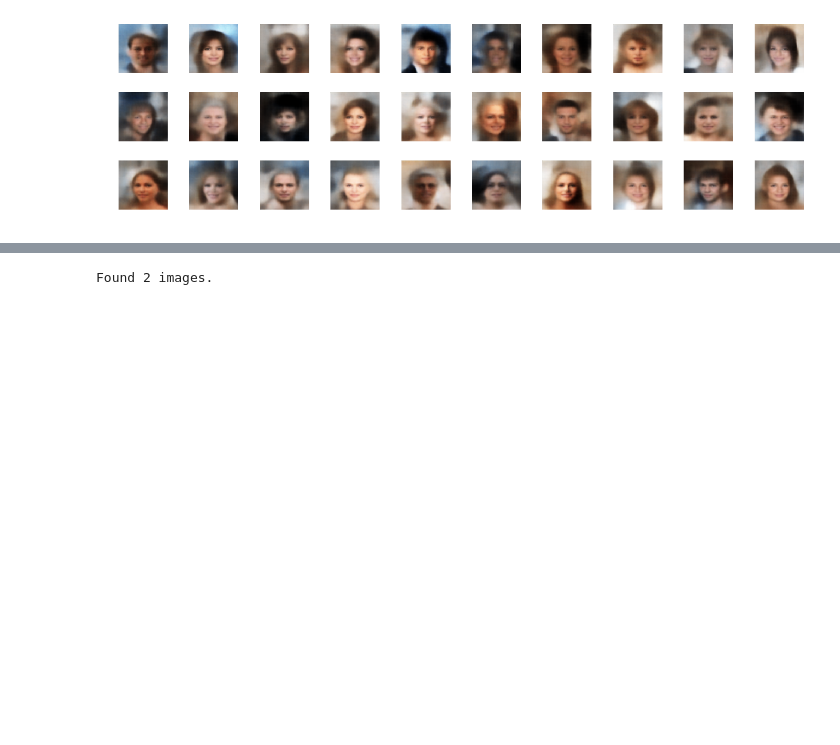
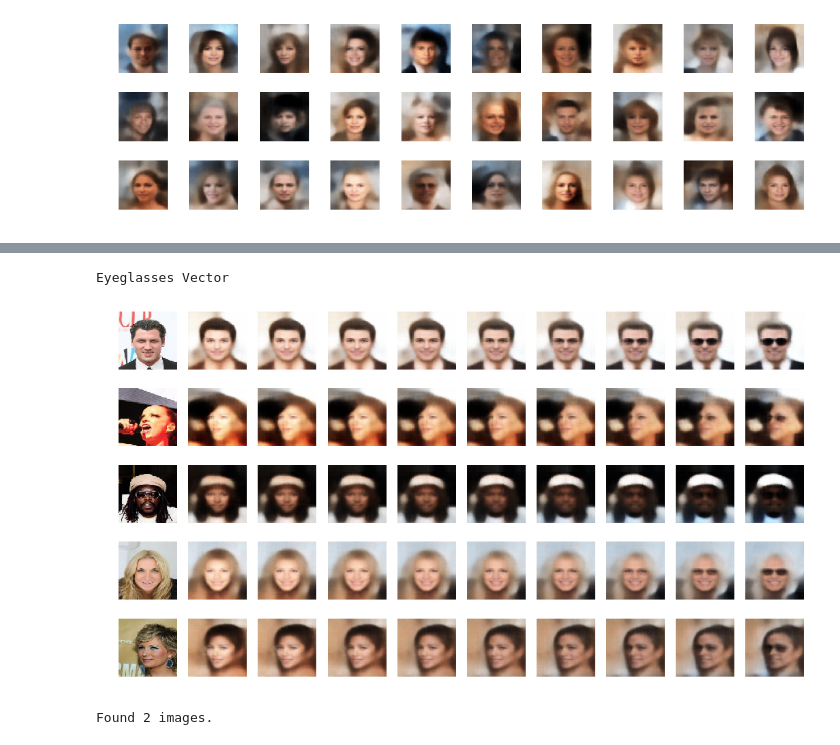
Before and after one commit to WessZumino/generative_deep_learning_code, a Jupyter notebook: 03_vae_faces_analysis.ipynb, the cells around one changed output, grey strips where cells are left out. Drawn from its saved outputs; the diff is of its cells as text; code cells hidden in the pictures; blank space fills up the shorter version.

```diff
--- a/03_vae_faces_analysis.ipynb
+++ b/03_vae_faces_analysis.ipynb
@@ -177,8 +176,3 @@ def get_vector_from_label(label, batch_size, imageLoader):
             break
 
     return current_vector
-# %%
-BATCH_SIZE = 1000
-LABEL = 'Smiling'
-
-feature_vec = get_vector_from_label(LABEL, BATCH_SIZE, imageLoader)
@@ -240,0 +217,10 @@ plt.show()
+# %%
+BATCH_SIZE = 500
+attractive_vec = get_vector_from_label('Attractive', BATCH_SIZE)
+mouth_open_vec = get_vector_from_label('Mouth_Slightly_Open', BATCH_SIZE)
+smiling_vec = get_vector_from_label('Smiling', BATCH_SIZE)
+lipstick_vec = get_vector_from_label('Wearing_Lipstick', BATCH_SIZE)
+young_vec = get_vector_from_label('High_Cheekbones', BATCH_SIZE)
+male_vec = get_vector_from_label('Male', BATCH_SIZE)
+# %%
+eyeglasses_vec = get_vector_from_label('Eyeglasses', BATCH_SIZE)
@@ -241,3 +265,30 @@ plt.show()
+# %%
+# print('Attractive Vector')
+# add_vector_to_images(attractive_vec)
+
+# print('Mouth Open Vector')
+# add_vector_to_images(mouth_open_vec)
+
+# print('Smiling Vector')
+# add_vector_to_images(smiling_vec)
+
+# print('Lipstick Vector')
+# add_vector_to_images(lipstick_vec)
+
+# print('Young Vector')
+# add_vector_to_images(young_vec)
+
+# print('Male Vector')
+# add_vector_to_images(male_vec)
+
+print('Eyeglasses Vector')
+add_vector_to_images(eyeglasses_vec)
+
+# print('Blond Vector')
+# add_vector_to_images(blonde_vec)
+# %% [output]
+Eyeglasses Vector
+[figure, added]
 # %%
 
 def morph_faces(start_image_file, end_image_file):
```
Also changed, not shown: parts of 6 cells of this notebook, 1 other file.
